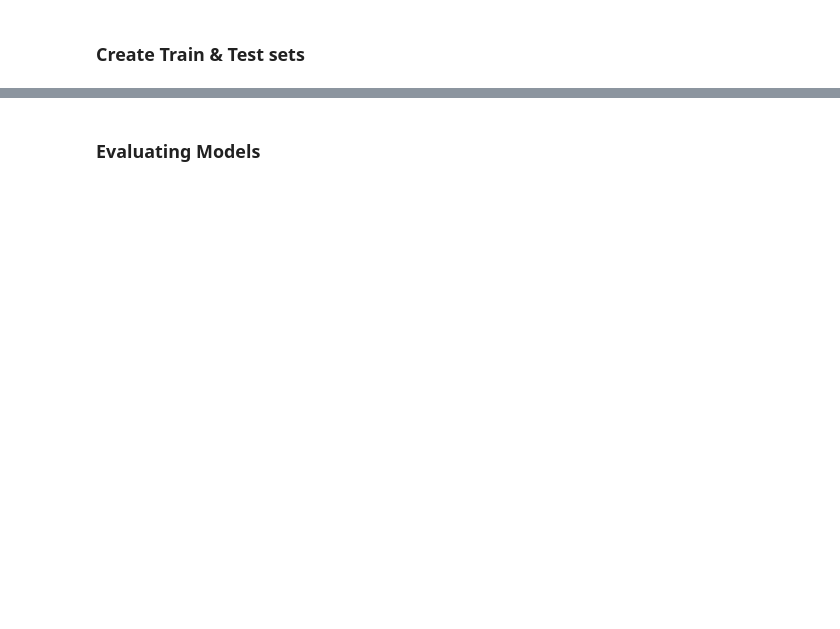
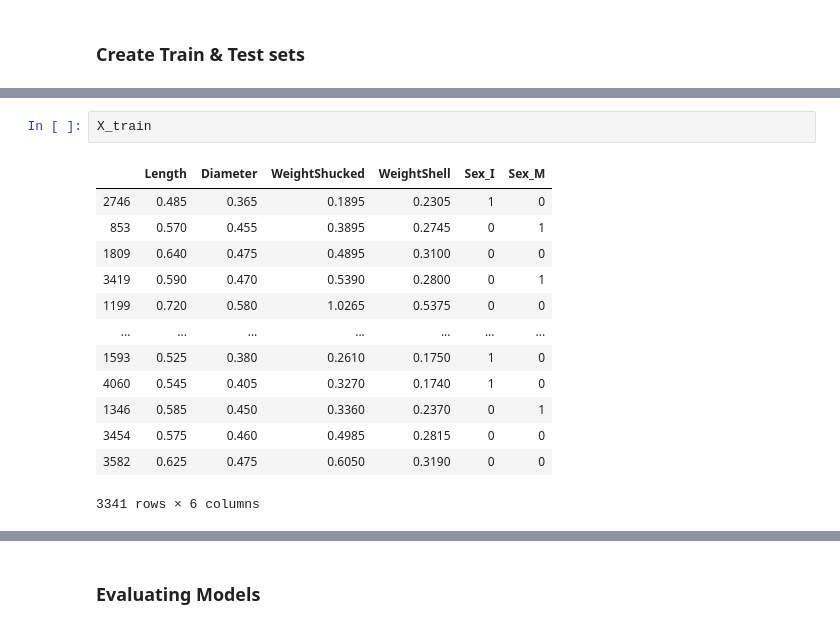
Before and after one commit to chrisammon3000/uci-abalone, a Jupyter notebook: notebooks/190924-gcl-initial-exploration.ipynb, the cells around one changed output, grey strips where cells are left out. Cells and saved outputs as stored; diff of their text form; blank space fills up the shorter version.

```diff
--- a/notebooks/190924-gcl-initial-exploration.ipynb
+++ b/notebooks/190924-gcl-initial-exploration.ipynb
@@ -278,0 +266,16 @@ X
+# %%
+X_train
+# %% [output]
+|  | Length | Diameter | WeightShucked | WeightShell | Sex_I | Sex_M |
+| 2746 | 0.485 | 0.365 | 0.1895 | 0.2305 | 1 | 0 |
+| 853 | 0.570 | 0.455 | 0.3895 | 0.2745 | 0 | 1 |
+| 1809 | 0.640 | 0.475 | 0.4895 | 0.3100 | 0 | 0 |
+| 3419 | 0.590 | 0.470 | 0.5390 | 0.2800 | 0 | 1 |
+| 1199 | 0.720 | 0.580 | 1.0265 | 0.5375 | 0 | 0 |
+| ... | ... | ... | ... | ... | ... | ... |
+| 1593 | 0.525 | 0.380 | 0.2610 | 0.1750 | 1 | 0 |
+| 4060 | 0.545 | 0.405 | 0.3270 | 0.1740 | 1 | 0 |
+| 1346 | 0.585 | 0.450 | 0.3360 | 0.2370 | 0 | 1 |
+| 3454 | 0.575 | 0.460 | 0.4985 | 0.2815 | 0 | 0 |
+| 3582 | 0.625 | 0.475 | 0.6050 | 0.3190 | 0 | 0 |
+3341 rows × 6 columns
```
Also changed, not shown: parts of 11 cells of this notebook.
